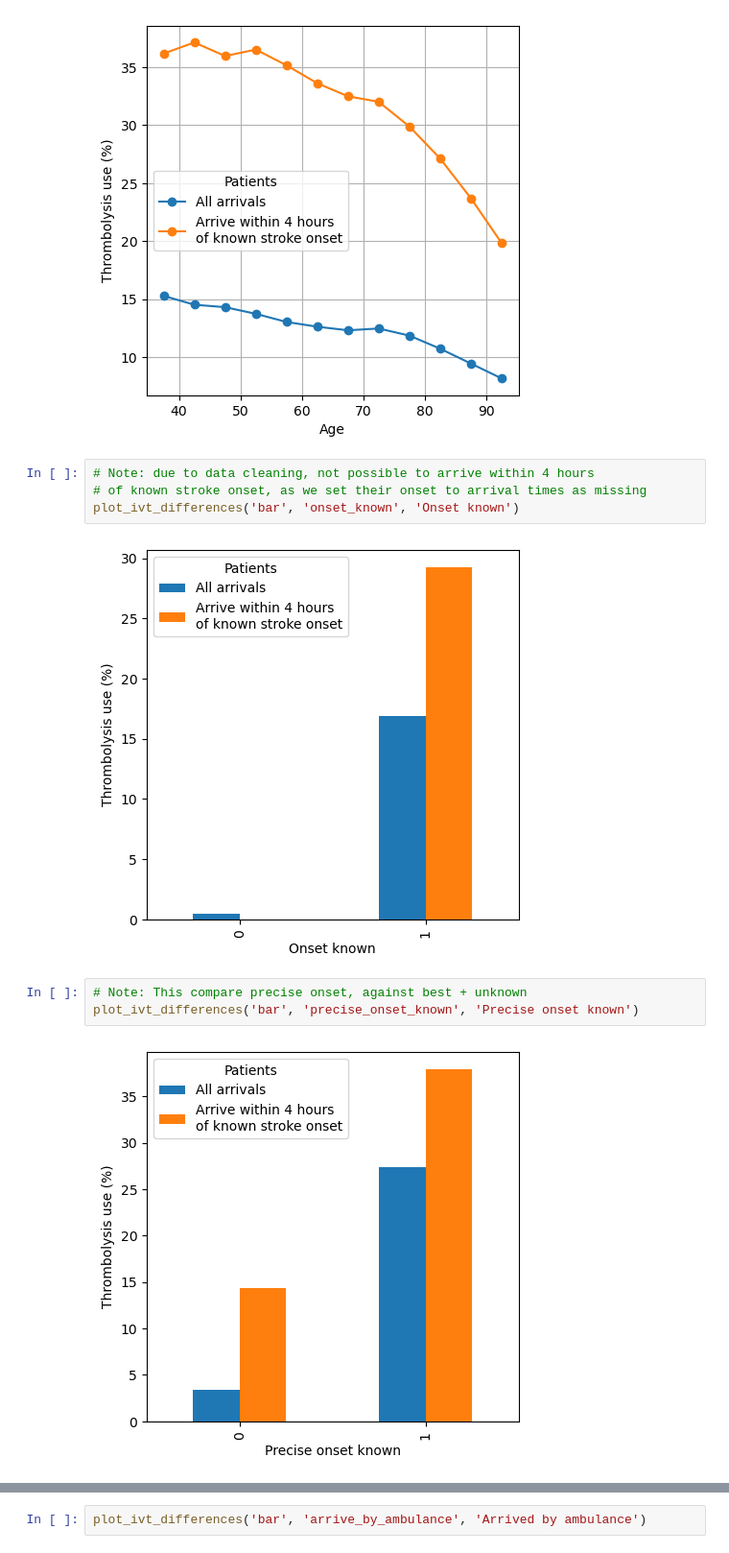
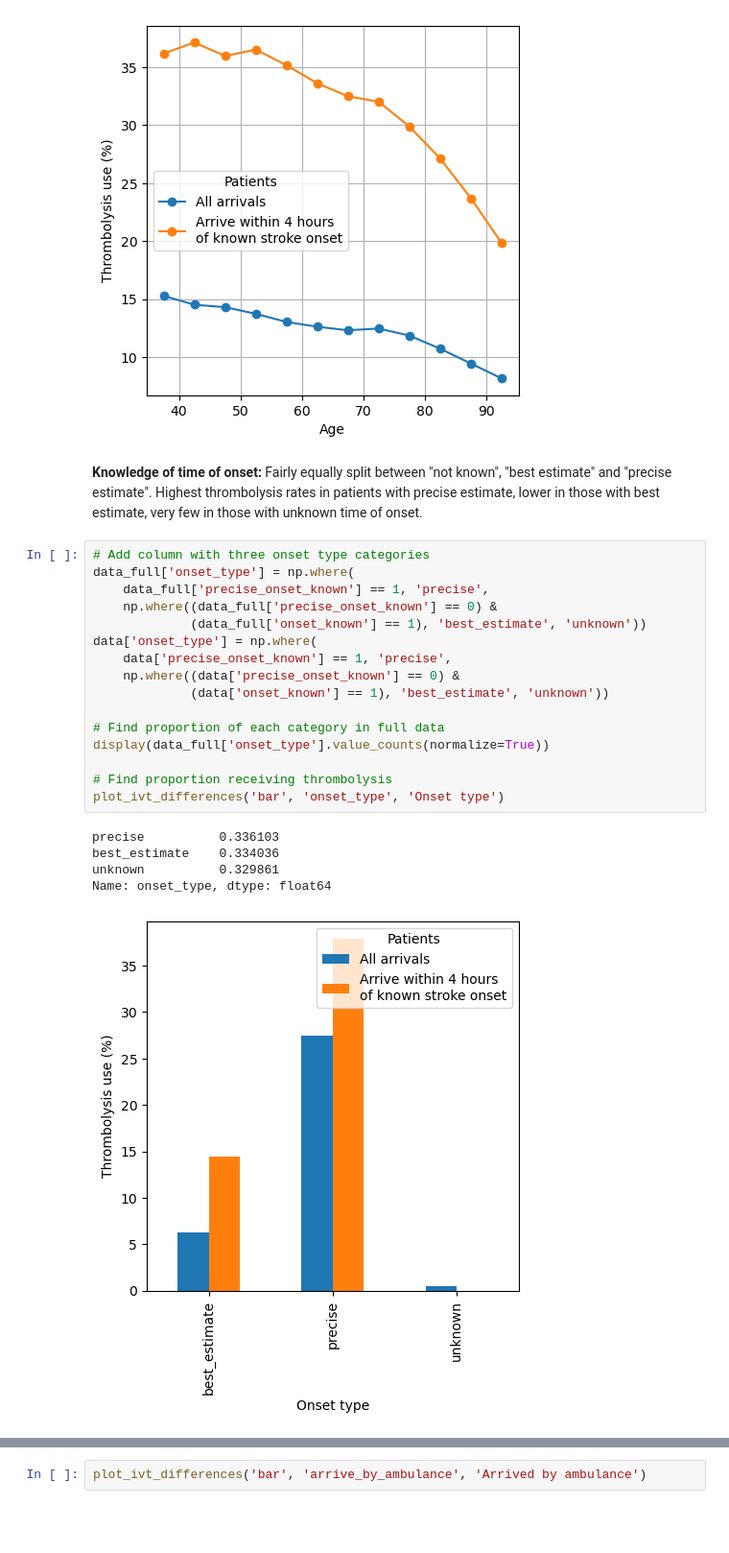
Before and after one commit to samuel-book/samuel_2_data_prep, a Jupyter notebook: descriptive_statistics/thrombolysis.ipynb, the cells around one changed output, grey strips where cells are left out. Shown: that part at 96% size. Cells and saved outputs as stored; diff of their text form; blank space fills up the shorter version.

```diff
--- a/descriptive_statistics/thrombolysis.ipynb
+++ b/descriptive_statistics/thrombolysis.ipynb
@@ -91,14 +110,27 @@ plot_ivt_differences('bar', 'male', 'Male')
 plot_ivt_differences('line', 'age', 'Age')
 # %% [output]
 [figure]
-# %%
-# Note: due to data cleaning, not possible to arrive within 4 hours
-# of known stroke onset, as we set their onset to arrival times as missing
-plot_ivt_differences('bar', 'onset_known', 'Onset known')
-# %% [output]
-[figure, removed]
-# %%
-# Note: This compare precise onset, against best + unknown
-plot_ivt_differences('bar', 'precise_onset_known', 'Precise onset known')
-# %% [output]
-[figure, removed]
+# %% [markdown]
+**Knowledge of time of onset:** Fairly equally split between "not known", "best estimate" and "precise estimate". Highest thrombolysis rates in patients with precise estimate, lower in those with best estimate, very few in those with unknown time of onset.
+# %%
+# Add column with three onset type categories
+data_full['onset_type'] = np.where(
+    data_full['precise_onset_known'] == 1, 'precise',
+    np.where((data_full['precise_onset_known'] == 0) &
+             (data_full['onset_known'] == 1), 'best_estimate', 'unknown'))
+data['onset_type'] = np.where(
+    data['precise_onset_known'] == 1, 'precise',
+    np.where((data['precise_onset_known'] == 0) &
+             (data['onset_known'] == 1), 'best_estimate', 'unknown'))
+
+# Find proportion of each category in full data
+display(data_full['onset_type'].value_counts(normalize=True))
+
+# Find proportion receiving thrombolysis
+plot_ivt_differences('bar', 'onset_type', 'Onset type')
+# %% [output]
+precise          0.336103
+best_estimate    0.334036
+unknown          0.329861
+Name: onset_type, dtype: float64
+[figure, added]
```
Also changed, not shown: parts of 16 cells of this notebook.
